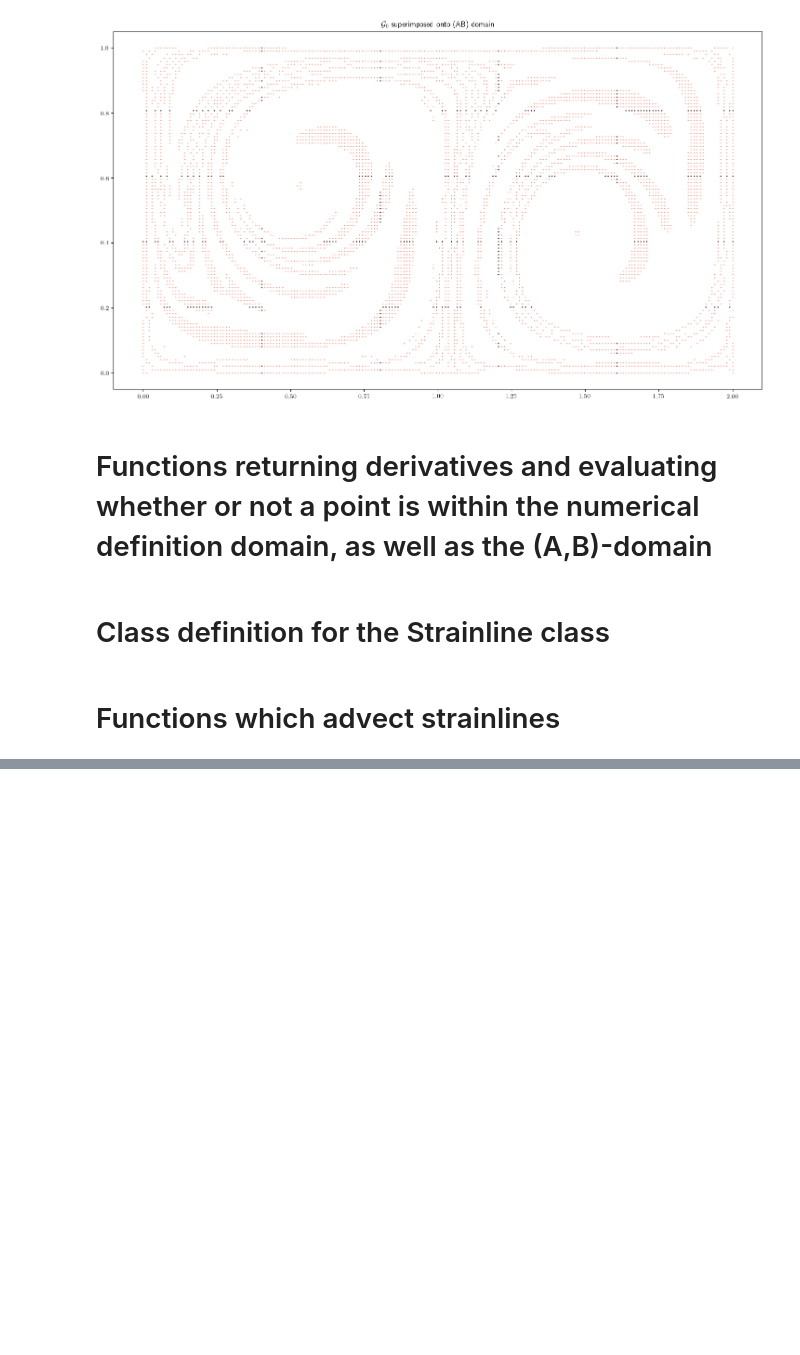
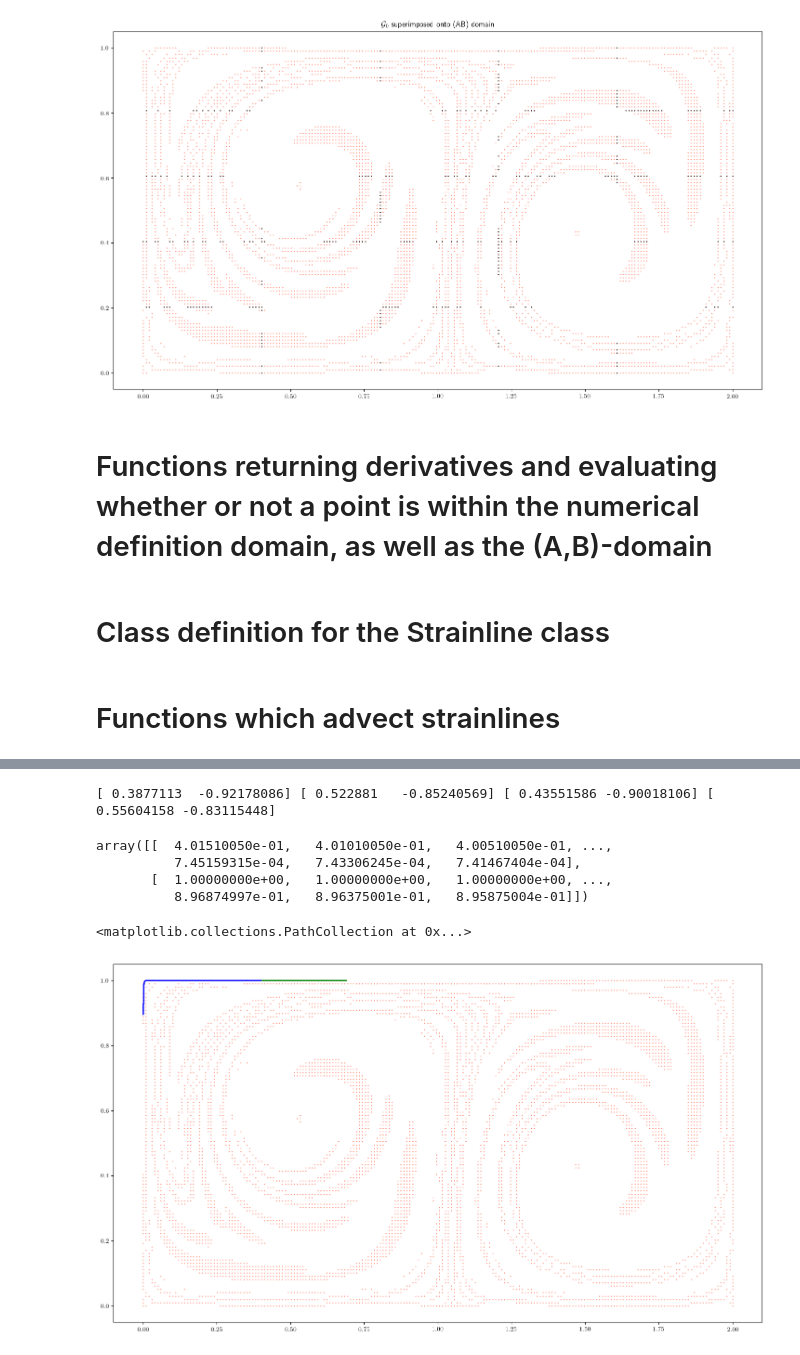
Before and after one commit to arnemagnus/physics_project, a Jupyter notebook: notebooks/doublegyre/linear_special_variational_lcs.ipynb, the cells around one changed output, grey strips where cells are left out. Cells and saved outputs as stored; diff of their text form; code cells hidden in the pictures; blank space fills up the shorter version.

Commit message:
Strainlines now go forwards and backwards. Yay!

```diff
--- a/notebooks/doublegyre/linear_special_variational_lcs.ipynb
+++ b/notebooks/doublegyre/linear_special_variational_lcs.ipynb
@@ -387,3 +387,9 @@ xi2 = xi2_[:,_inner_mask]
 lapl_xi2 = lapl_xi2_[:,_inner_mask]
 # %% [output]
 Precomputed advection found! Advection not necessary!
+# %%
+auda = np.zeros((2,2,nx*ny))
+
+for i in range(2):
+    for j in range(2):
+        auda[i,j,:] = aux_tens[i,j].reshape(nx+4,ny+4)[2:-2,2:-2].T.flatten()
@@ -531,11 +542,13 @@ class InABDomain:
         return ((lmbd1 is not lmbd2) and (lmbd2 > 1) and (np.dot(xi2,lapl_lmbd2*xi2) <= 0))
 
 class InNumericalDomain:
-    def __init__(self,x_min,x_max,y_min,y_max,padding_factor=0.01):
-        self._x_min = x_min-(x_max-x_min)*padding_factor
-        self._x_max = x_max+(x_max-x_min)*padding_factor
-        self._y_min = y_min-(y_max-y_min)*padding_factor
-        self._y_max = y_max+(y_max-y_min)*padding_factor
+    def __init__(self,x_min,x_max,y_min,y_max,nx,ny):
+        dx = (x_max-x_min)/(nx-1)
+        dy = (y_max-y_min)/(ny-1)
+        self._x_min = x_min-dx
+        self._x_max = x_max+dx
+        self._y_min = y_min-dy
+        self._y_max = y_max+dx
 
     def __call__(self,pos):
         return pos[0] >= self._x_min and pos[0] <= self._x_max and pos[1] >= self._y_min and pos[1] <= self._y_max
@@ -761,22 +760,28 @@ def foo():
     l_f_max = 0.2
     l_min = 1
     tol_alpha = 1e-6
+    lineno = 54
+
+    line = []
 
     in_AB_domain = InABDomain(np.reshape(grid,(2,nx,ny)),np.reshape(lmbd1,(nx,ny)),np.reshape(lmbd2,(nx,ny)),np.reshape(lapl_lmbd2,(nx,ny)),np.reshape(xi2,(2,nx,ny)),x_min,x_max,y_min,y_max,padding_factor)
-    in_numerical_domain = InNumericalDomain(x_min,x_max,y_min,y_max,padding_factor)
+    in_numerical_domain = InNumericalDomain(x_min,x_max,y_min,y_max,nx,ny)
 
     lmbd1_spline = RectBivariateSpline(np.reshape(grid,(2,nx,ny))[1,0,:],np.reshape(grid,(2,nx,ny))[0,:,0],np.reshape(lmbd1,(nx,ny)).T,bbox=[y_min-(y_max-y_min)*padding_factor,y_max+(y_max-y_min)*padding_factor,x_min-(x_max-x_min)*padding_factor,x_max+(x_max-x_min)*padding_factor],kx=1,ky=1)
     lmbd2_spline = RectBivariateSpline(np.reshape(grid,(2,nx,ny))[1,0,:],np.reshape(grid,(2,nx,ny))[0,:,0],np.reshape(lmbd2,(nx,ny)).T,bbox=[y_min-(y_max-y_min)*padding_factor,y_max+(y_max-y_min)*padding_factor,x_min-(x_max-x_min)*padding_factor,x_max+(x_max-x_min)*padding_factor],kx=1,ky=1)
 
-    rhs = LinearSpecialDerivative(np.reshape(grid,(2,nx,ny)),np.reshape(xi1,(2,nx,ny)))
+    rhs_f = LinearSpecialDerivative(np.reshape(grid,(2,nx,ny)),np.reshape(xi1,(2,nx,ny)))
+    rhs_b = LinearSpecialDerivative(np.reshape(grid,(2,nx,ny)),np.reshape(xi1,(2,nx,ny)))
     alpha = Alpha(lmbd1_spline,lmbd2_spline)
+
+    #return iteratestrainline(g0[:,lineno],max_iter,rhs_f,rhs_b,integrator,stride,l_f_max,l_min,alpha,tol_alpha,in_AB_domain,in_numerical_domain,lmbd2_spline)
 
     partition = np.floor(np.size(g0,1)/n_proc).astype(int)
 
     qlist = [mp.Queue() for j in range(n_proc)]
     plist = [mp.Process(target=computestrainlines,
                        args = (g0[:,j*partition:np.size(g0,1) if j+1 is n_proc else (j+1)*partition],
-                              max_iter,rhs,integrator,stride,l_f_max,l_min,alpha,tol_alpha,in_AB_domain,in_numerical_domain,lmbd2_spline,j,qlist[j]))
+                              max_iter,rhs_f,rhs_b,integrator,stride,l_f_max,l_min,alpha,tol_alpha,in_AB_domain,in_numerical_domain,lmbd2_spline,j,qlist[j]))
              for j in range(n_proc)]
     tic = time.time()
     for p in plist:
@@ -809,0 +818,4 @@ Process 2: Finished integrating strainline candidate 72 of 74
+# %%
+print(xi1.reshape(2,nx,ny)[:,36,20],xi1.reshape(2,nx,ny)[:,36,21],xi1.reshape(2,nx,ny)[:,37,20],xi1.reshape(2,nx,ny)[:,37,21])
+# %% [output]
+[ 0.3877113  -0.92178086] [ 0.522881   -0.85240569] [ 0.43551586 -0.90018106] [ 0.55604158 -0.83115448]
@@ -810,3 +835,20 @@ Process 2: Finished integrating strainline candidate 72 of 74
+# %%
+strainline = strainlines[81]
+# %%
+strainline.pos[:,:strainline.startpoint_index][:,::-1]
+# %% [output]
+array([[  4.01510050e-01,   4.01010050e-01,   4.00510050e-01, ...,
+          7.45159315e-04,   7.43306245e-04,   7.41467404e-04],
+       [  1.00000000e+00,   1.00000000e+00,   1.00000000e+00, ...,
+          8.96874997e-01,   8.96375001e-01,   8.95875004e-01]])
+# %%
+plt.figure()
+plt.scatter(grid[0,mask_ab],grid[1,mask_ab],c='tomato',s=1,marker='.')
+plt.scatter(strainline.pos[0,:strainline.startpoint_index],strainline.pos[1,:strainline.startpoint_index],c='b',s=1,marker='.')
+plt.scatter(strainline.pos[0,strainline.startpoint_index:],strainline.pos[1,strainline.startpoint_index:],c='g',s=1,marker='.')
+# %% [output]
+<matplotlib.collections.PathCollection at 0x...>
+[figure, added]
 # %%
 plt.figure()
 plt.scatter(grid[0,mask_ab],grid[1,mask_ab],c='tomato',s=1,marker='.')
```
Also changed, not shown: parts of 25 cells of this notebook, 1 other file.
